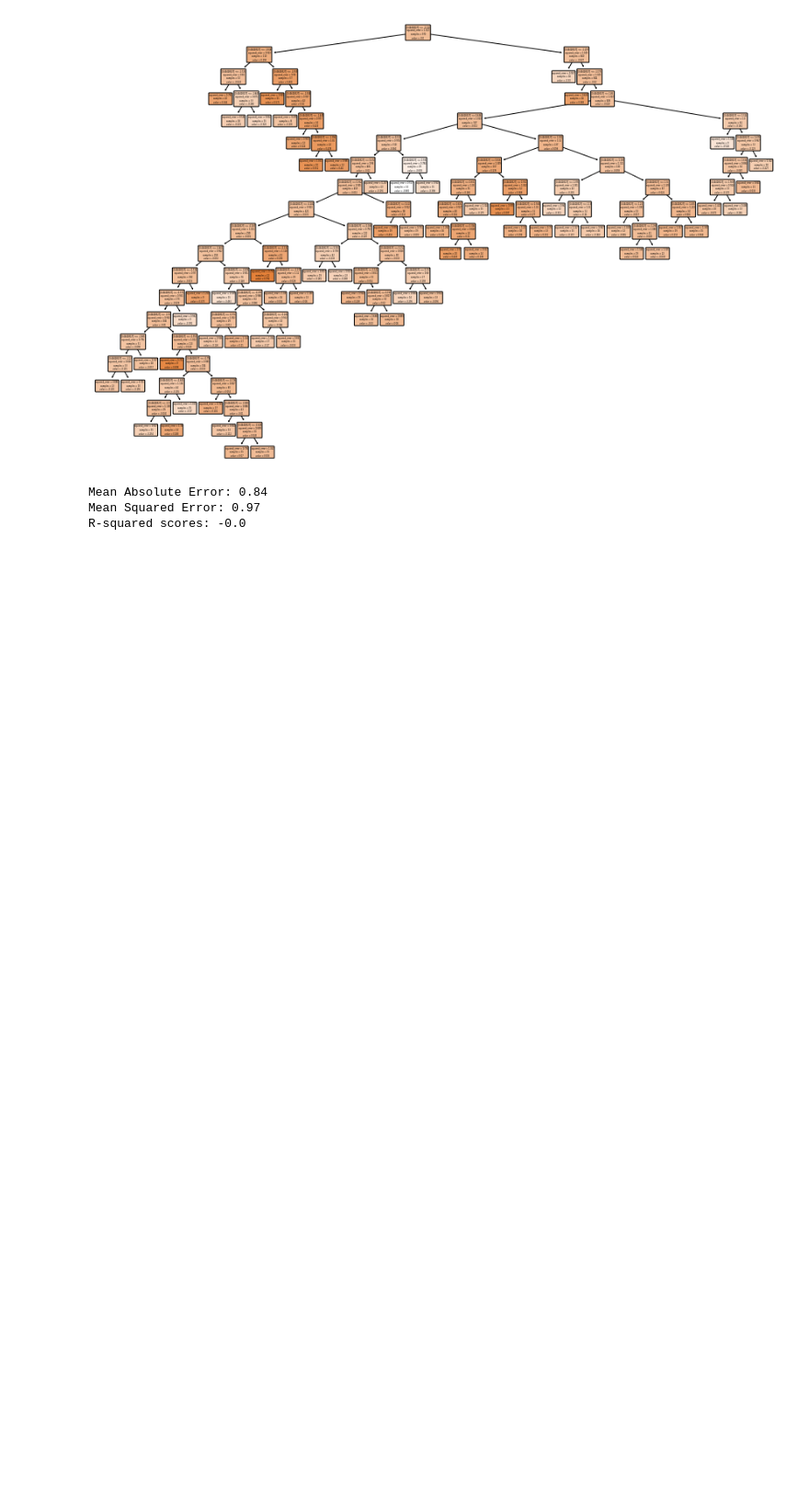
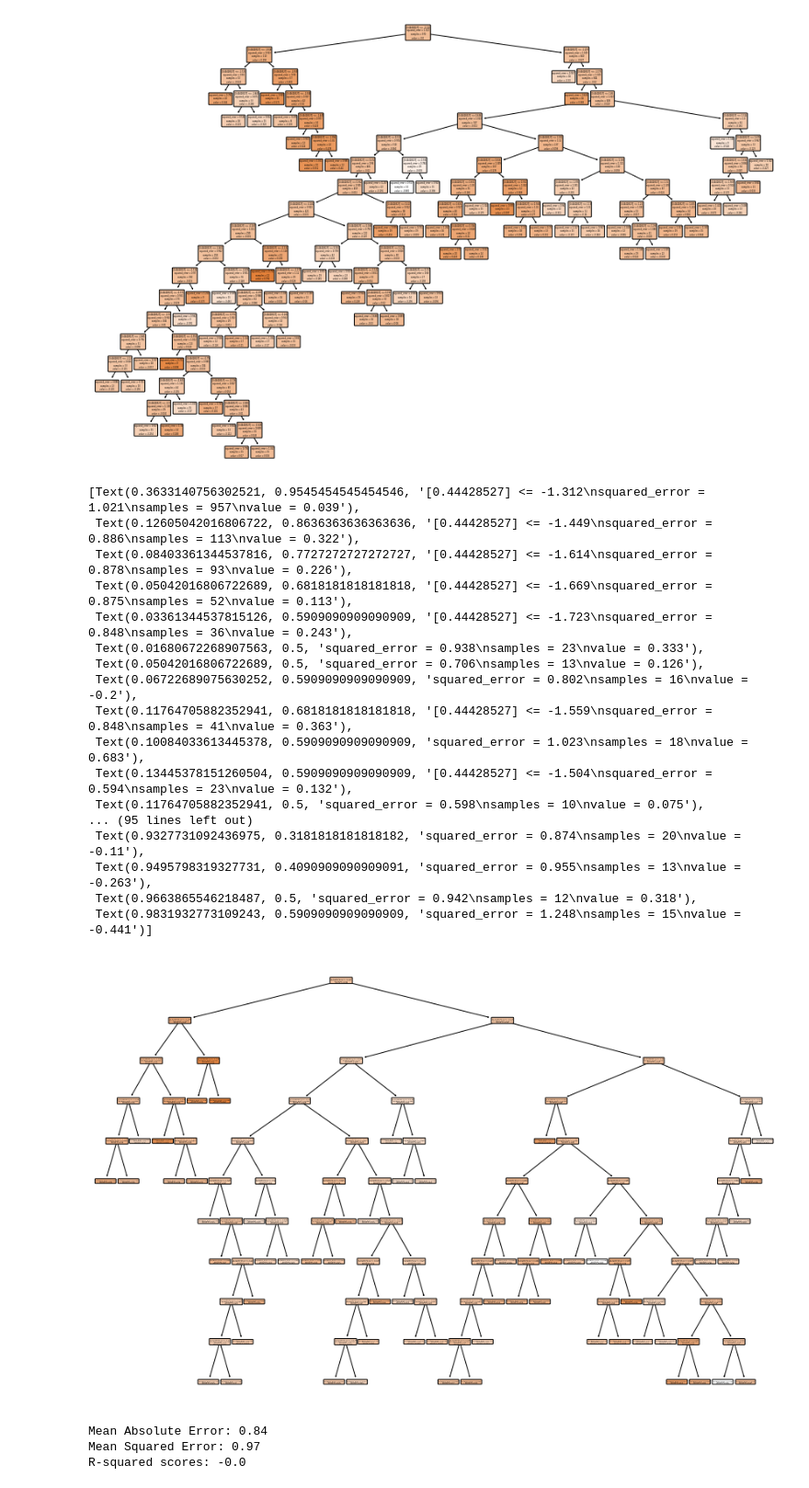
Before and after one commit to angeld97633/datacapstone, a Jupyter notebook: dcapstone/notebooks/InterimData.ipynb, the cells around one changed output. Shown at 92% size. Cells and saved outputs as stored; diff of their text form; code cells hidden in the pictures; blank space fills up the shorter version.

```diff
--- a/dcapstone/notebooks/InterimData.ipynb
+++ b/dcapstone/notebooks/InterimData.ipynb
@@ -332,0 +358,4 @@ R-squared scores: -0.08
+# %%
+rf = RandomForestRegressor()
+rf_random = RandomizedSearchCV(estimator = rf, param_distributions = random_grid, n_iter = 10, cv = 3, verbose=2, random_state=42, n_jobs = -1)
+rf_random.fit(x2_train, y2_train)
@@ -332,0 +385,26 @@ R-squared scores: -0.08
+# %%
+params1 = {'n_estimators': 200,
+ 'min_samples_split': 5,
+ 'min_samples_leaf': 2,
+ 'max_features': 'sqrt',
+ 'max_depth': 10,
+ 'bootstrap': True}
+regr2 = RandomForestRegressor(**params1)
+regr2.fit(x2_train, y2_train.ravel())
+from sklearn.metrics import mean_squared_error, r2_score, mean_absolute_error
+
+predictions = regr2.predict(x2_test)
+
+# Mean absolute error (MAE)
+mae = mean_absolute_error(y2_test.ravel(), predictions)
+
+# Mean squared error (MSE)
+mse = mean_squared_error(y2_test.ravel(), predictions)
+
+# R-squared scores
+r2 = r2_score(y2_test.ravel(), predictions)
+
+# Print metrics
+print('Mean Absolute Error:', round(mae, 2))
+print('Mean Squared Error:', round(mse, 2))
+print('R-squared scores:', round(r2, 2))
@@ -356,6 +441,33 @@ plot_tree(regr.estimators_[0],
  Text(0.9619047619047619, 0.625, 'squared_error = 0.841\nsamples = 21\nvalue = 0.033'),
  Text(0.9809523809523809, 0.675, 'squared_error = 1.162\nsamples = 18\nvalue = -0.227')]
 [figure]
+# %%
+
+fig = plt.figure(figsize=(15, 10))
+plot_tree(regr2.estimators_[0],
+          feature_names=x2_test,
+          class_names=y2_test,
+          filled=True, impurity=True,
+          rounded=True)
+# %% [output]
+[Text(0.3633140756302521, 0.9545454545454546, '[0.44428527] <= -1.312\nsquared_error = 1.021\nsamples = 957\nvalue = 0.039'),
+ Text(0.12605042016806722, 0.8636363636363636, '[0.44428527] <= -1.449\nsquared_error = 0.886\nsamples = 113\nvalue = 0.322'),
+ Text(0.08403361344537816, 0.7727272727272727, '[0.44428527] <= -1.614\nsquared_error = 0.878\nsamples = 93\nvalue = 0.226'),
+ Text(0.05042016806722689, 0.6818181818181818, '[0.44428527] <= -1.669\nsquared_error = 0.875\nsamples = 52\nvalue = 0.113'),
+ Text(0.03361344537815126, 0.5909090909090909, '[0.44428527] <= -1.723\nsquared_error = 0.848\nsamples = 36\nvalue = 0.243'),
+ Text(0.01680672268907563, 0.5, 'squared_error = 0.938\nsamples = 23\nvalue = 0.333'),
+ Text(0.05042016806722689, 0.5, 'squared_error = 0.706\nsamples = 13\nvalue = 0.126'),
+ Text(0.06722689075630252, 0.5909090909090909, 'squared_error = 0.802\nsamples = 16\nvalue = -0.2'),
+ Text(0.11764705882352941, 0.6818181818181818, '[0.44428527] <= -1.559\nsquared_error = 0.848\nsamples = 41\nvalue = 0.363'),
+ Text(0.10084033613445378, 0.5909090909090909, 'squared_error = 1.023\nsamples = 18\nvalue = 0.683'),
+ Text(0.13445378151260504, 0.5909090909090909, '[0.44428527] <= -1.504\nsquared_error = 0.594\nsamples = 23\nvalue = 0.132'),
+ Text(0.11764705882352941, 0.5, 'squared_error = 0.598\nsamples = 10\nvalue = 0.075'),
+... (95 lines left out)
+ Text(0.9327731092436975, 0.3181818181818182, 'squared_error = 0.874\nsamples = 20\nvalue = -0.11'),
+ Text(0.9495798319327731, 0.4090909090909091, 'squared_error = 0.955\nsamples = 13\nvalue = -0.263'),
+ Text(0.9663865546218487, 0.5, 'squared_error = 0.942\nsamples = 12\nvalue = 0.318'),
+ Text(0.9831932773109243, 0.5909090909090909, 'squared_error = 1.248\nsamples = 15\nvalue = -0.441')]
+[figure, added]
 # %%
 from sklearn.ensemble import RandomForestRegressor
 from sklearn.model_selection import train_test_split
```
Also changed, not shown: parts of 19 cells of this notebook, 2 other files.
